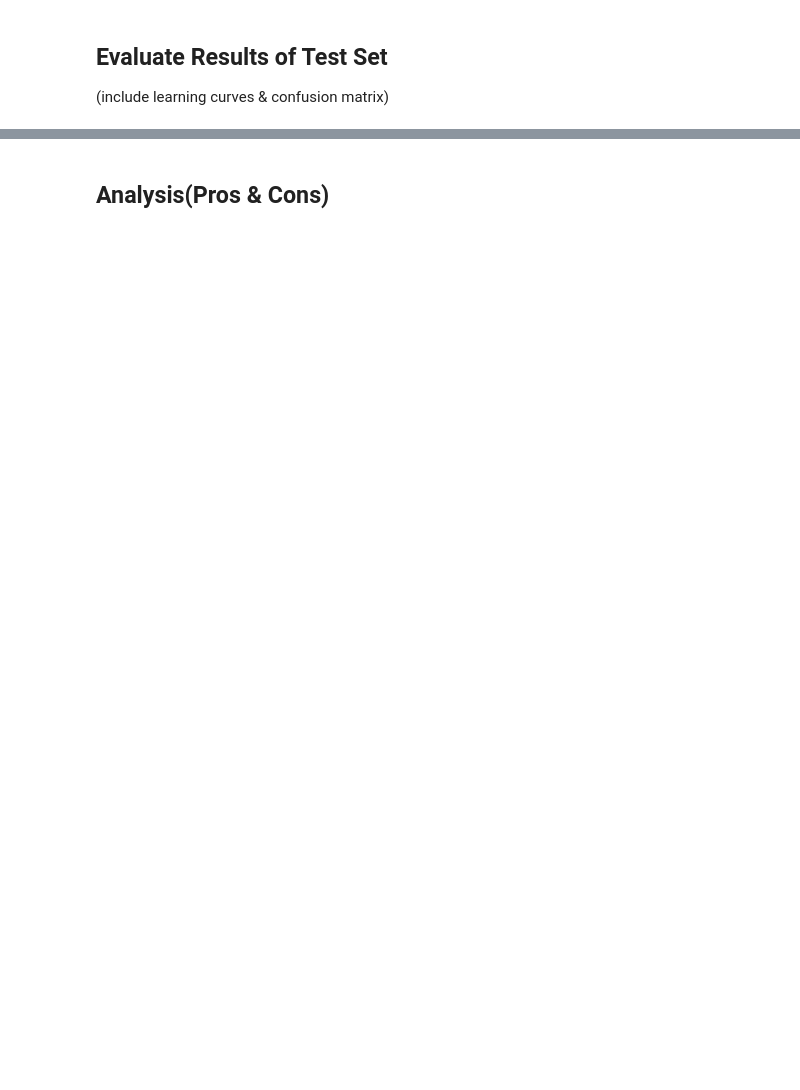
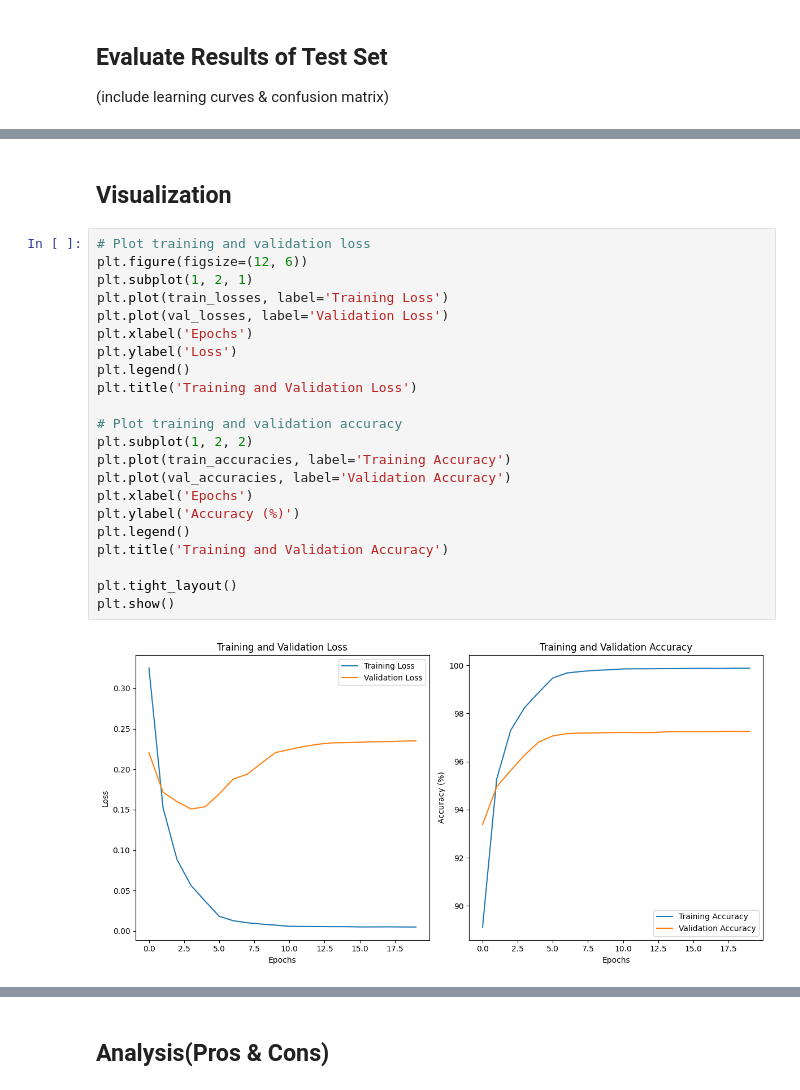
Before and after one commit to Lexian-6/Sentiment-Analysis-towards-COVID-19-on-Twitter, a Jupyter notebook: Pytorch_LSTM.ipynb, the cells around one changed output, grey strips where cells are left out. Drawn from its saved outputs; the diff is of its cells as text; blank space fills up the shorter version.

```diff
--- a/Pytorch_LSTM.ipynb
+++ b/Pytorch_LSTM.ipynb
@@ -492,0 +729,26 @@ F1 Score: 0.9668
+# %% [markdown]
+## Visualization
+# %%
+# Plot training and validation loss
+plt.figure(figsize=(12, 6))
+plt.subplot(1, 2, 1)
+plt.plot(train_losses, label='Training Loss')
+plt.plot(val_losses, label='Validation Loss')
+plt.xlabel('Epochs')
+plt.ylabel('Loss')
+plt.legend()
+plt.title('Training and Validation Loss')
+
+# Plot training and validation accuracy
+plt.subplot(1, 2, 2)
+plt.plot(train_accuracies, label='Training Accuracy')
+plt.plot(val_accuracies, label='Validation Accuracy')
+plt.xlabel('Epochs')
+plt.ylabel('Accuracy (%)')
+plt.legend()
+plt.title('Training and Validation Accuracy')
+
+plt.tight_layout()
+plt.show()
+# %% [output]
+[figure, added]
```
Also changed, not shown: parts of 67 cells of this notebook.
